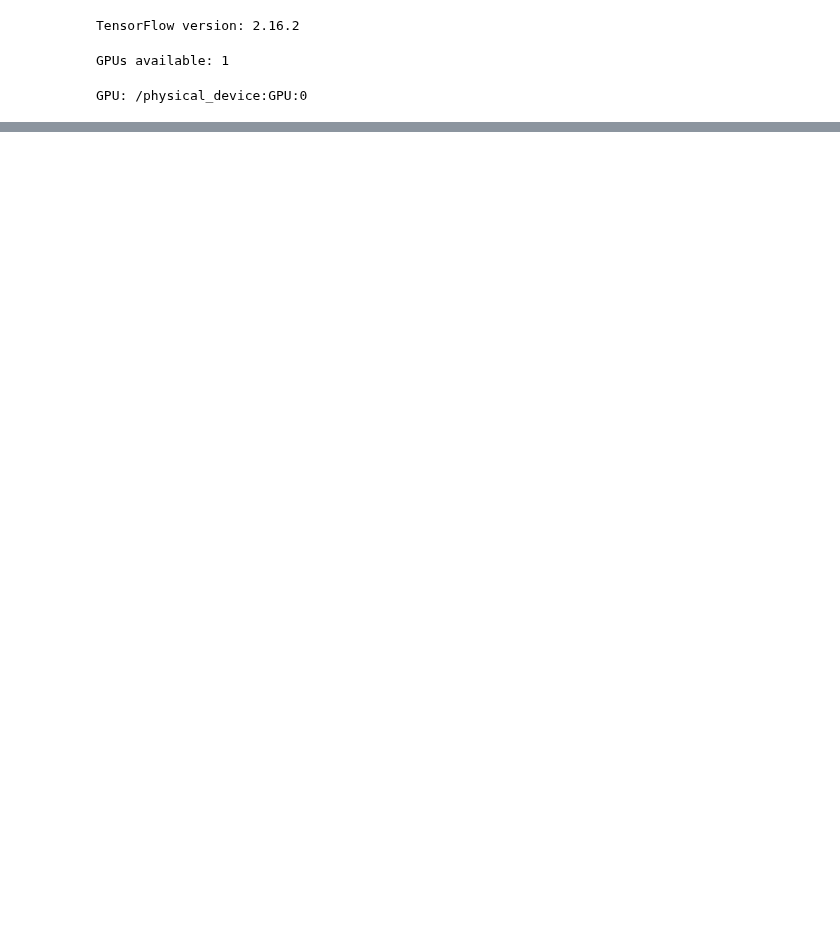
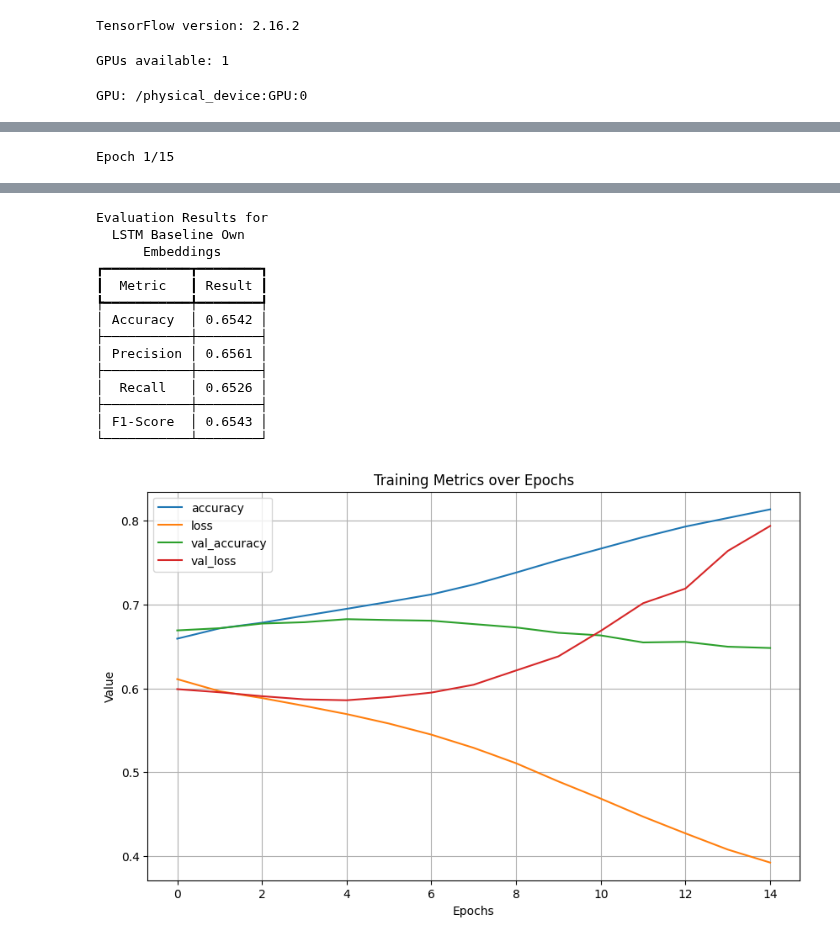
Before and after one commit to 0xmenna/machine_learning_twitter, a Jupyter notebook: src/ml_twitter_sentyment.ipynb, the cells around one changed output, grey strips where cells are left out. Drawn from its saved outputs; the diff is of its cells as text; code cells hidden in the pictures; blank space fills up the shorter version.

Commit message:
Comparing embeddings and final model implementation

```diff
--- a/src/ml_twitter_sentyment.ipynb
+++ b/src/ml_twitter_sentyment.ipynb
@@ -515,0 +374,64 @@ KeyboardInterrupt:
+# %%
+# This model leverages a `TextVectorization` layer and an `Embedding` layer
+MODEL_NAME = "LSTM Baseline Own Embeddings"
+
+VOCAB_SIZE = 10000
+MAX_SEQ_LENGTH = 100
+EMBEDDING_DIM = 256
+
+# ---------------------------------------------------------
+# The only purpose of this is to set the seeds and have same results over different runs
+tf.keras.backend.clear_session()
+tf.random.set_seed(42)
+np.random.seed(42)
+random.seed(42)
+# ---------------------------------------------------------
+
+
+# Build model with a TextVectorization layer and an Embedding layer
+def build_model():
+    """
+    Build a simple LSTM model with a TextVectorization layer and an Embedding layer
+    """
+    # Add the vectorization layer
+    vectorization_layer = layers.TextVectorization(
+        max_tokens=VOCAB_SIZE,
+        output_mode="int",
+        output_sequence_length=MAX_SEQ_LENGTH,
+    )
+    train_text = train_ds.map(lambda x, y: x)  # remove labels
+    vectorization_layer.adapt(train_text)
+
+    model = models.Sequential()
+
+    model.add(vectorization_layer)
+
+    # Add an embedding layer
+    model.add(layers.Embedding(input_dim=MAX_SEQ_LENGTH, output_dim=EMBEDDING_DIM))
+
+    # 4. Finish building the LSM based model
+    model = build_lstm_from_embedding_model(model)
+
+    return model
+
+
+# ---------------------------------------------------------
+
+
+# Build the model
+model = build_model()
+history = model.fit(
+    train_ds,
+    validation_data=val_ds,
+    verbose=DEBUG,
+    epochs=15,
+)
+
+# Evaluate model and print results
+test_tweets, test_labels = prepare_test_ds_for_prediction(test_ds)
+evaluate_model_and_print_results(model, MODEL_NAME, test_tweets, test_labels)
+
+# Plot training history
+plot_training_history(history)
+# %% [output]
+Epoch 1/15
@@ -515,0 +458,15 @@ KeyboardInterrupt:
+Evaluation Results for
+  LSTM Baseline Own
+      Embeddings
+┏━━━━━━━━━━━┳━━━━━━━━┓
+┃  Metric   ┃ Result ┃
+┡━━━━━━━━━━━╇━━━━━━━━┩
+│ Accuracy  │ 0.6542 │
+├───────────┼────────┤
+│ Precision │ 0.6561 │
+├───────────┼────────┤
+│  Recall   │ 0.6526 │
+├───────────┼────────┤
+│ F1-Score  │ 0.6543 │
+└───────────┴────────┘
+[figure, added]
```
Also changed, not shown: parts of 18 cells of this notebook, 1 other file.
